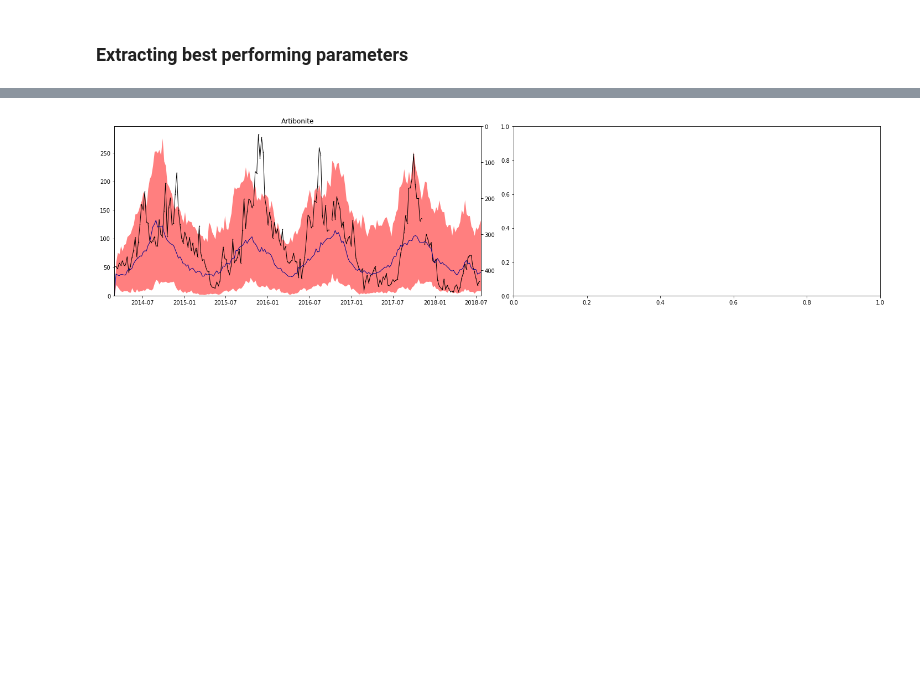
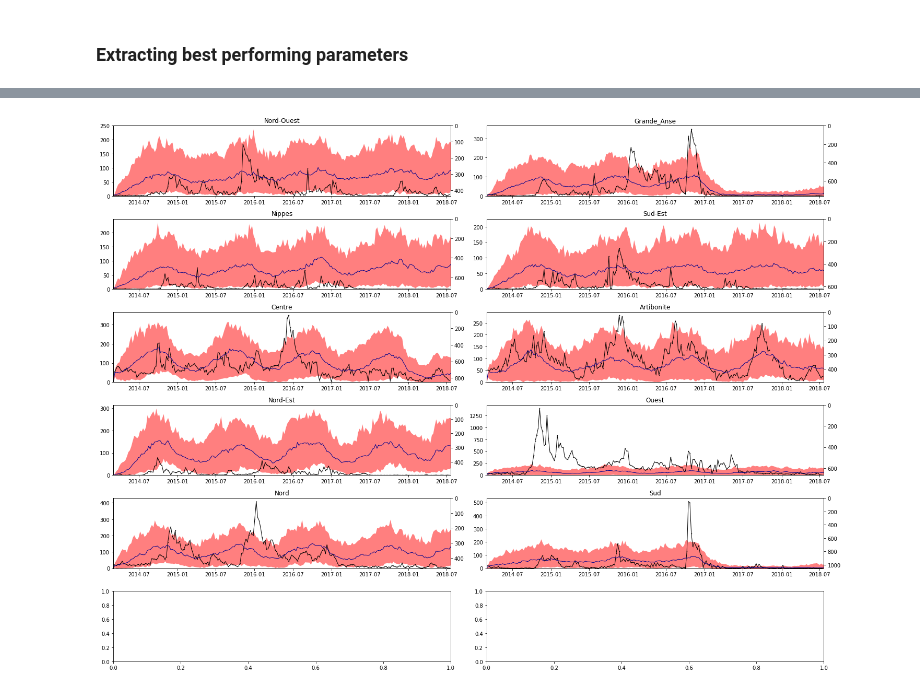
Before and after one commit to jcblemai/haiti-mass-ocv-campaign, a Jupyter notebook: forecast.ipynb, the cells around one changed output, grey strips where cells are left out. Cells and saved outputs as stored; diff of their text form; code cells hidden in the pictures; blank space fills up the shorter version.

```diff
--- a/forecast.ipynb
+++ b/forecast.ipynb
@@ -160,2 +133,27 @@ Name: XrhoI, dtype: float64
+# %%
+ti = input_parameters['t_start']
+tf = datetime.date(2018,7,21)
+
+fig, axes = plt.subplots((len(all_data))//2+1, 2, figsize=(20,15), squeeze = True);
+fig.patch.set_facecolor('white')
+axes = axes.flatten();
+for i, dp in enumerate(dept_avail):
+    axt =  axes[i].twinx()
+    axes[i].plot(cases[dp][t_start:][ti:tf], marker='.', linestyle='-',color='k', linewidth=1, markersize=1 )
+    axes[i].fill_between(all_data[dp]['cases']['q05'][ti:tf].index, all_data[dp]['cases']['q05'][ti:tf], all_data[dp]['cases']['q95'][ti:tf], alpha = .5, color = 'red', linewidth = 0)
+    #axes[i].plot(all_data[dp]['cases']['mean'], linewidth=1, alpha = 1,linestyle='-.', color = 'black')
+    axes[i].plot(all_data[dp]['cases']['q50'][ti:tf], alpha = 1,linestyle='-', linewidth = 1, color = 'darkblue')
+    #axt.bar(pd.date_range(t_start,t_for, freq='W-SAT')[ti:tf].date, rain[dp].resample('W-SAT').sum()[t_start:t_for][ti:tf],
+    #            label = r'Rainfall', color = 'darkblue', width=7, alpha = 1)
+
+    axes[i].set_title(dp)
+    axes[i].set_ylim(0)
+    axt.set_ylim(2*max(rain[dp].resample('W-SAT').sum()[t_start:t_for]),0) # check if only reverse y
+    axes[i].set_xlim(ti, tf)
+    #axes[i].legend()
+
+fig.tight_layout()
+# %% [output]
+[figure, added]
 # %%
 import seaborn as sns
@@ -164,29 +160,4 @@ import seaborn as sns
 sns.pairplot(params_disp, markers = '.')
-# %%
-ti = input_parameters['t_start']
-tf = datetime.date(2018,7,21)
-
-fig, axes = plt.subplots((len(all_data))//2+1, 2, figsize=(20,5), squeeze = True);
-fig.patch.set_facecolor('white')
-axes = axes.flatten();
-for i, dp in enumerate(dept_avail):
-    axt =  axes[i].twinx()
-    axes[i].plot(cases[dp][t_start:][ti:tf], marker='.', linestyle='-',color='k', linewidth=1, markersize=1 )
-    axes[i].fill_between(all_data[dp]['cases']['q05'][ti:tf].index, all_data[dp]['cases']['q05'][ti:tf], all_data[dp]['cases']['q95'][ti:tf], alpha = .5, color = 'red', linewidth = 0)
-    #axes[i].plot(all_data[dp]['cases']['mean'], linewidth=1, alpha = 1,linestyle='-.', color = 'black')
-    axes[i].plot(all_data[dp]['cases']['q50'][ti:tf], alpha = 1,linestyle='-', linewidth = 1, color = 'darkblue')
-    #axt.bar(pd.date_range(t_start,t_for, freq='W-SAT')[ti:tf].date, rain[dp].resample('W-SAT').sum()[t_start:t_for][ti:tf],
-    #            label = r'Rainfall', color = 'darkblue', width=7, alpha = 1)
-
-    axes[i].set_title(dp)
-    axes[i].set_ylim(0)
-    axt.set_ylim(2*max(rain[dp].resample('W-SAT').sum()[t_start:t_for]),0) # check if only reverse y
-    axes[i].set_xlim(ti, tf)
-    #axes[i].legend()
-
-fig.tight_layout()
-# %% [output]
-[figure, removed]
 # %%
 dp = 'Artibonite'
 fig, axes = plt.subplots((len(compartments))//4, 4, figsize=(15,15), squeeze = True);
```
Also changed, not shown: parts of 16 cells of this notebook, 3 other files.
